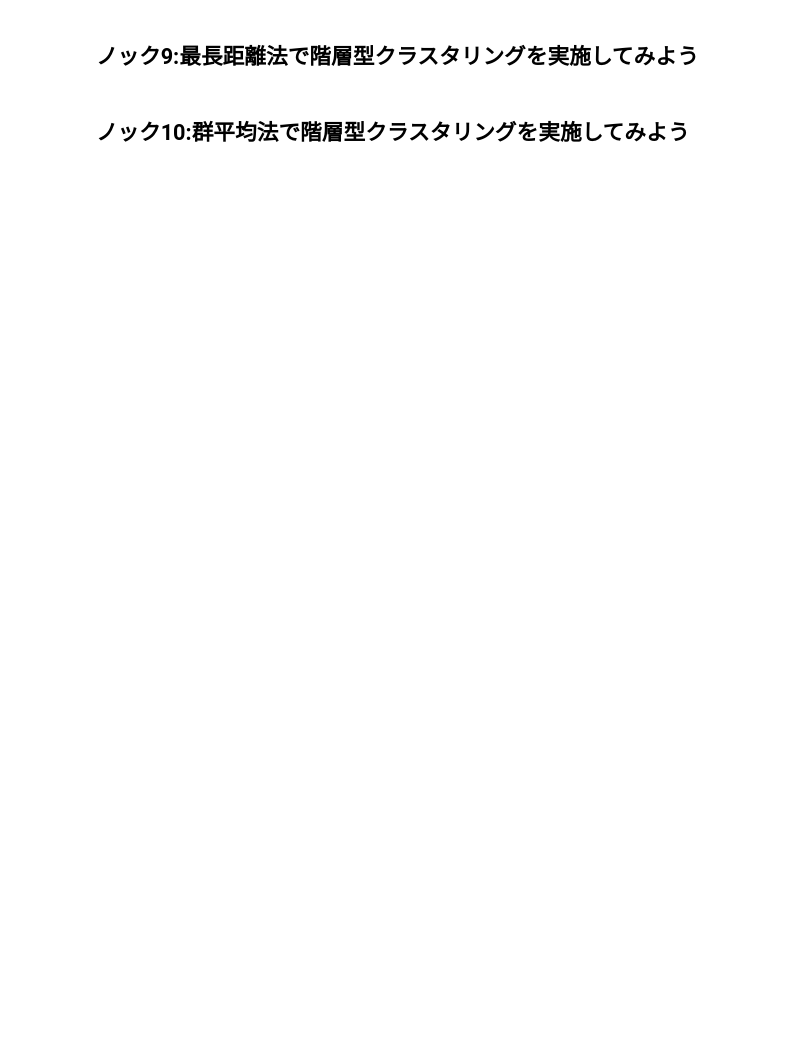
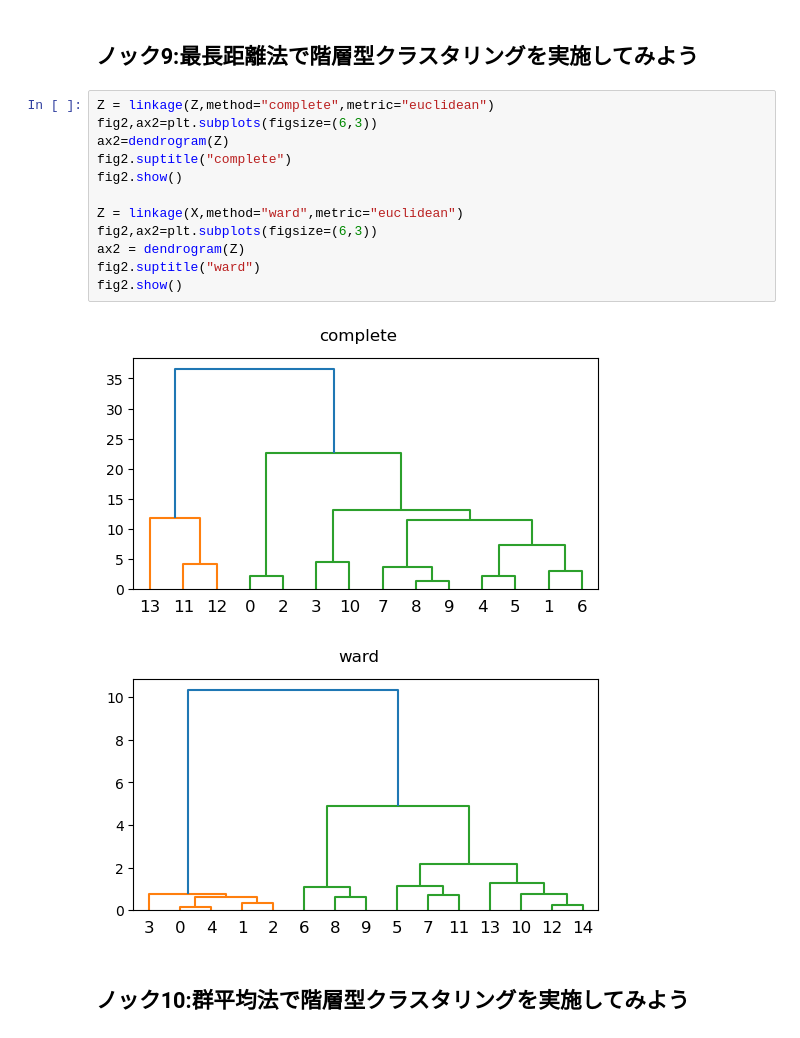
Before and after one commit to akisuke1192/23_06_04_mokumoku_practical_ai_modeling, a Jupyter notebook: Aki/1章.ipynb, the cells around one changed output. Drawn from its saved outputs; the diff is of its cells as text; blank space fills up the shorter version.

```diff
--- a/Aki/1章.ipynb
+++ b/Aki/1章.ipynb
@@ -380,4 +407,19 @@ for i, c in enumerate(clusters1):
 # %% [markdown]
 ## ノック9:最長距離法で階層型クラスタリングを実施してみよう
+# %%
+Z = linkage(Z,method="complete",metric="euclidean")
+fig2,ax2=plt.subplots(figsize=(6,3))
+ax2=dendrogram(Z)
+fig2.suptitle("complete")
+fig2.show()
+
+Z = linkage(X,method="ward",metric="euclidean")
+fig2,ax2=plt.subplots(figsize=(6,3))
+ax2 = dendrogram(Z)
+fig2.suptitle("ward")
+fig2.show()
+# %% [output]
+[figure, added]
+[figure, added]
 # %% [markdown]
 ## ノック10:群平均法で階層型クラスタリングを実施してみよう
```
Also changed, not shown: parts of 3 cells of this notebook, 1 other file.
